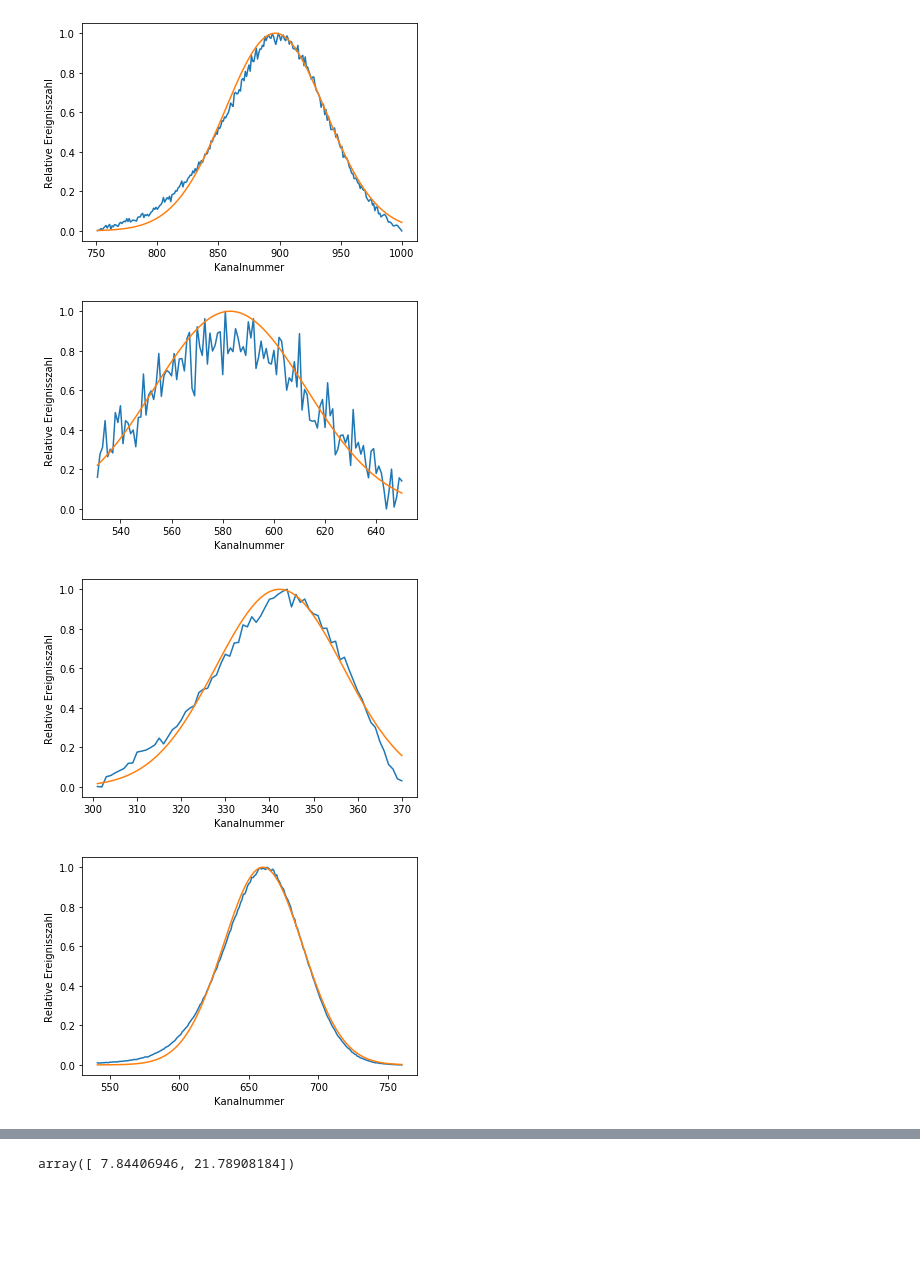
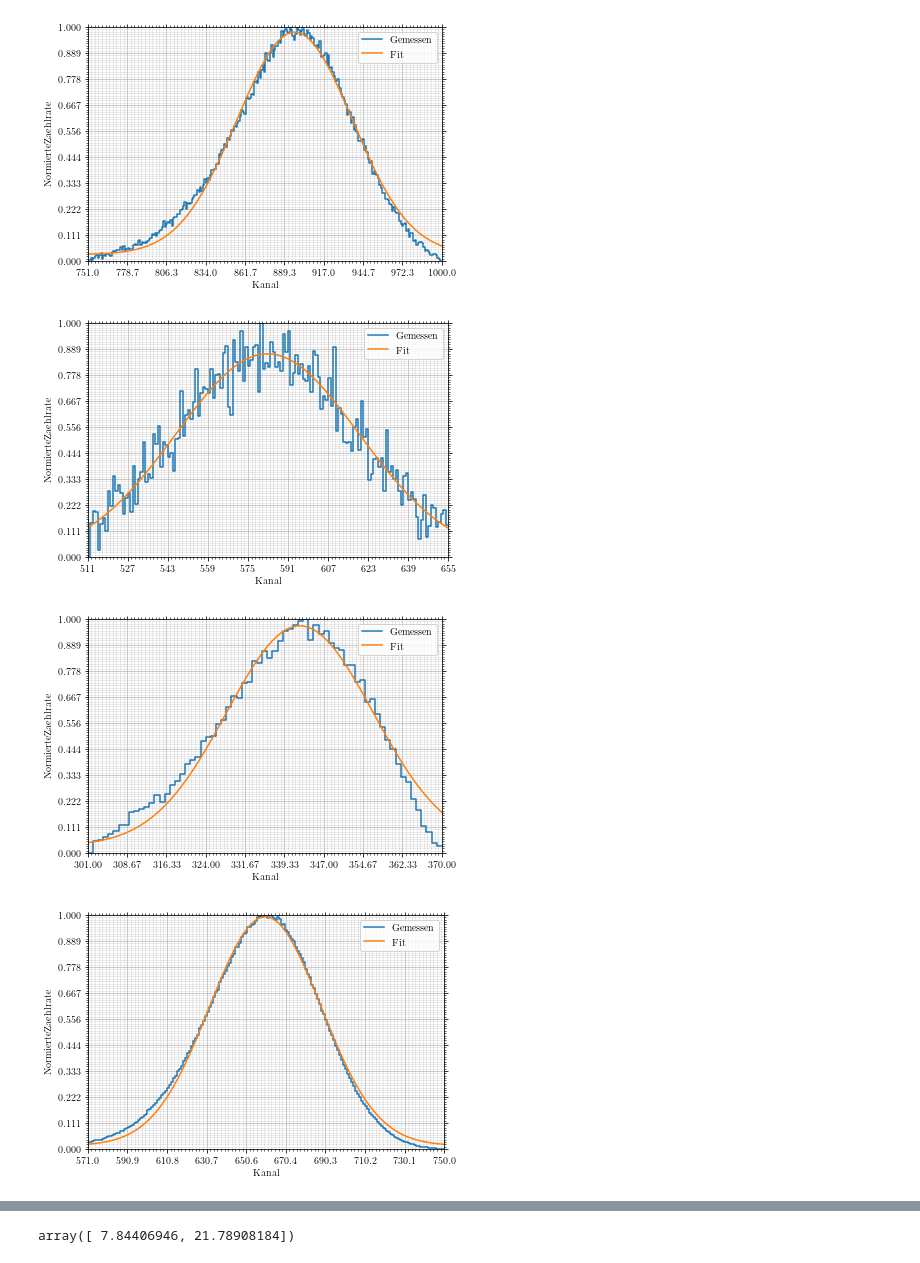
Before and after one commit to vale981/fpraktikum, a Jupyter notebook: CS/auswertung/Untitled.ipynb, the cells around one changed output, grey strips where cells are left out. Saved outputs shown, nothing was run; the diff lists cells and outputs as text; code cells hidden in the pictures; blank space fills up the shorter version.

Commit message:
make plots even nicer, do not set relative by default

```diff
--- a/CS/auswertung/Untitled.ipynb
+++ b/CS/auswertung/Untitled.ipynb
@@ -33,15 +39,15 @@ p_ba_1, d_p_ba_1 = calibrate_peak(cal_ba, 260, 450)
 # %%
 p_ba_2, d_p_ba_2 = calibrate_peak(cal_ba, 750, 1000)
-p_ba_3, d_p_ba_3 = calibrate_peak(cal_ba, 530, 650)
+p_ba_3, d_p_ba_3 = calibrate_peak(cal_ba, 510, 655)
 # %% [output]
-[figure, old version]
+[figure, new version]
-[figure, old version]
+[figure, new version]
 # %%
 p_am_1, d_p_am_1 = calibrate_peak(cal_am, 300, 370)
-p_am_2, d_p_am_2 = calibrate_peak(cal_am, 540, 760)
+p_am_2, d_p_am_2 = calibrate_peak(cal_am, 570, 750)
 # %% [output]
-[figure, old version]
+[figure, new version]
-[figure, old version]
+[figure, new version]
 # %%
 p_eu_1, d_p_eu_1 = calibrate_peak(cal_eu, 105, 160)
 # %% [output]
```
Also changed, not shown: parts of 12 cells of this notebook, 1 other file.
